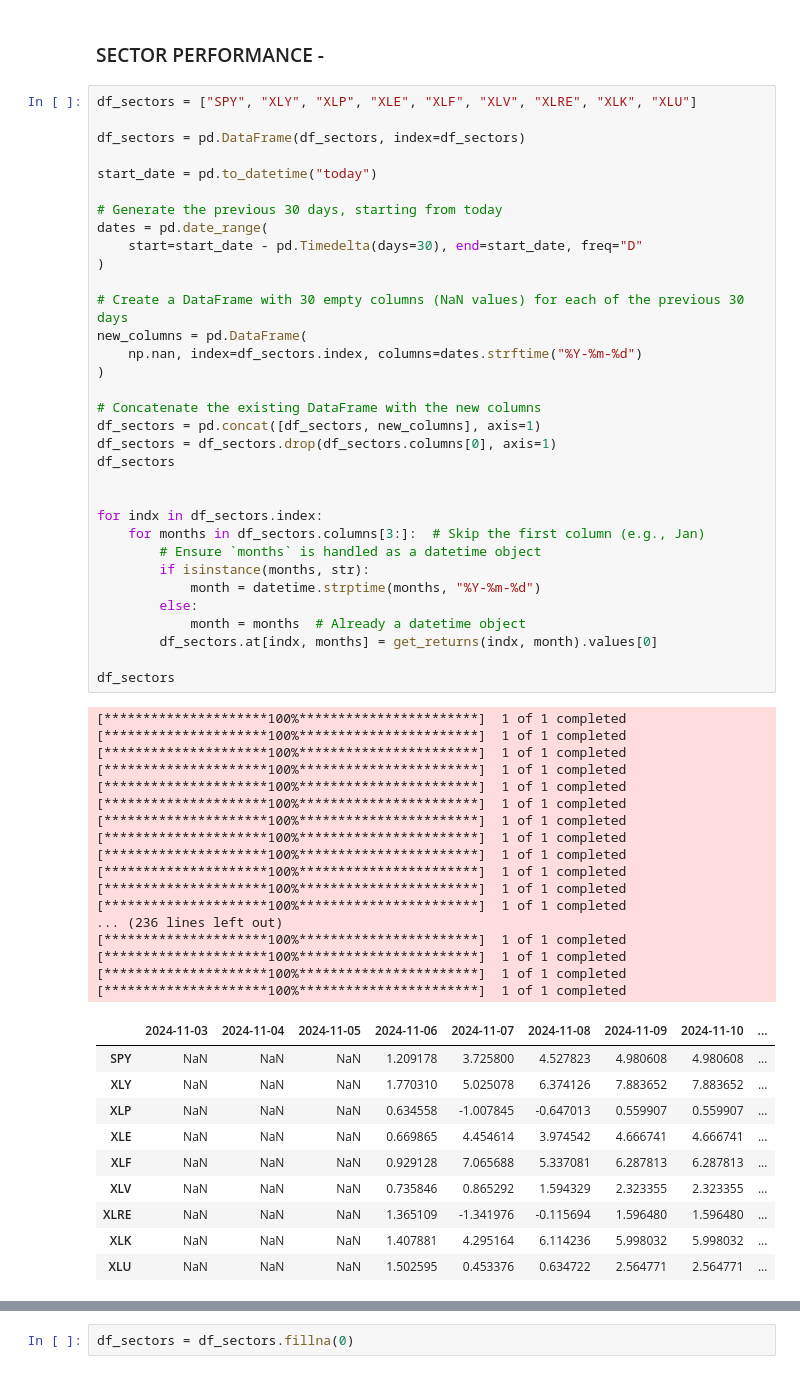
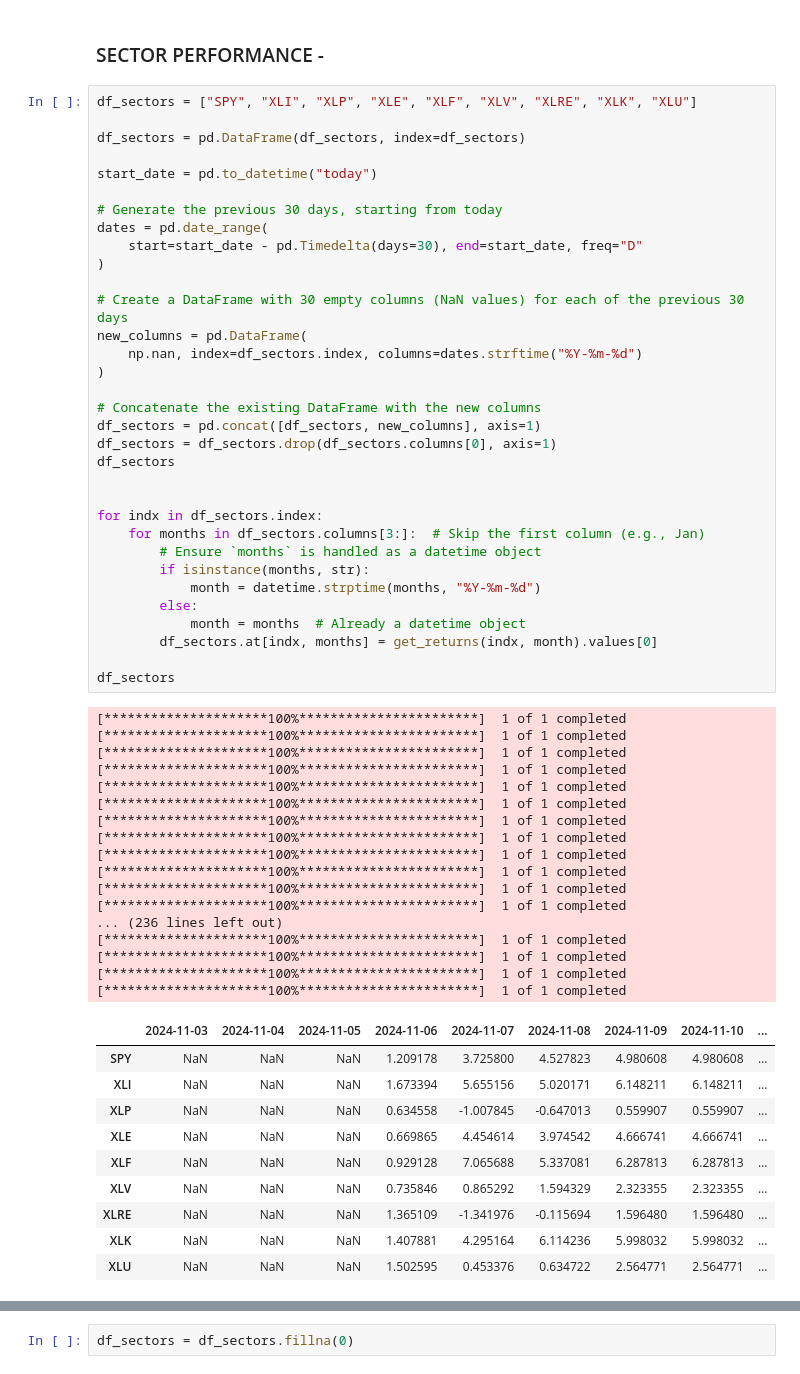
Before and after one commit to visheshgupta19/IDS_789_Final_Project, a Jupyter notebook: algo_update.ipynb, the cells around one changed output, grey strips where cells are left out. Cells and saved outputs as stored; diff of their text form.

```diff
--- a/algo_update.ipynb
+++ b/algo_update.ipynb
@@ -447,7 +447,7 @@ df_updated
 # %% [markdown]
 ### SECTOR PERFORMANCE -
 # %%
-df_sectors = ["SPY", "XLY", "XLP", "XLE", "XLF", "XLV", "XLRE", "XLK", "XLU"]
+df_sectors = ["SPY", "XLI", "XLP", "XLE", "XLF", "XLV", "XLRE", "XLK", "XLU"]
 
 df_sectors = pd.DataFrame(df_sectors, index=df_sectors)
 
@@ -472,34 +472,34 @@ df_sectors
 for indx in df_sectors.index:
     for months in df_sectors.columns[3:]:  # Skip the first column (e.g., Jan)
         # Ensure `months` is handled as a datetime object
         if isinstance(months, str):
             month = datetime.strptime(months, "%Y-%m-%d")
         else:
             month = months  # Already a datetime object
         df_sectors.at[indx, months] = get_returns(indx, month).values[0]
 
 df_sectors
 # %% [output]
 [*********************100%***********************]  1 of 1 completed
 [*********************100%***********************]  1 of 1 completed
 [*********************100%***********************]  1 of 1 completed
 [*********************100%***********************]  1 of 1 completed
 [*********************100%***********************]  1 of 1 completed
 [*********************100%***********************]  1 of 1 completed
 [*********************100%***********************]  1 of 1 completed
 [*********************100%***********************]  1 of 1 completed
 [*********************100%***********************]  1 of 1 completed
 [*********************100%***********************]  1 of 1 completed
 [*********************100%***********************]  1 of 1 completed
 [*********************100%***********************]  1 of 1 completed
 ... (236 lines left out)
 [*********************100%***********************]  1 of 1 completed
 [*********************100%***********************]  1 of 1 completed
 [*********************100%***********************]  1 of 1 completed
 [*********************100%***********************]  1 of 1 completed
 |  | 2024-11-03 | 2024-11-04 | 2024-11-05 | 2024-11-06 | 2024-11-07 | 2024-11-08 | 2024-11-09 | 2024-11-10 | ... |
 | SPY | NaN | NaN | NaN | 1.209178 | 3.725800 | 4.527823 | 4.980608 | 4.980608 | ... |
-| XLY | NaN | NaN | NaN | 1.770310 | 5.025078 | 6.374126 | 7.883652 | 7.883652 | ... |
+| XLI | NaN | NaN | NaN | 1.673394 | 5.655156 | 5.020171 | 6.148211 | 6.148211 | ... |
 | XLP | NaN | NaN | NaN | 0.634558 | -1.007845 | -0.647013 | 0.559907 | 0.559907 | ... |
 | XLE | NaN | NaN | NaN | 0.669865 | 4.454614 | 3.974542 | 4.666741 | 4.666741 | ... |
 | XLF | NaN | NaN | NaN | 0.929128 | 7.065688 | 5.337081 | 6.287813 | 6.287813 | ... |
```
Also changed, not shown: parts of 3 cells of this notebook.
